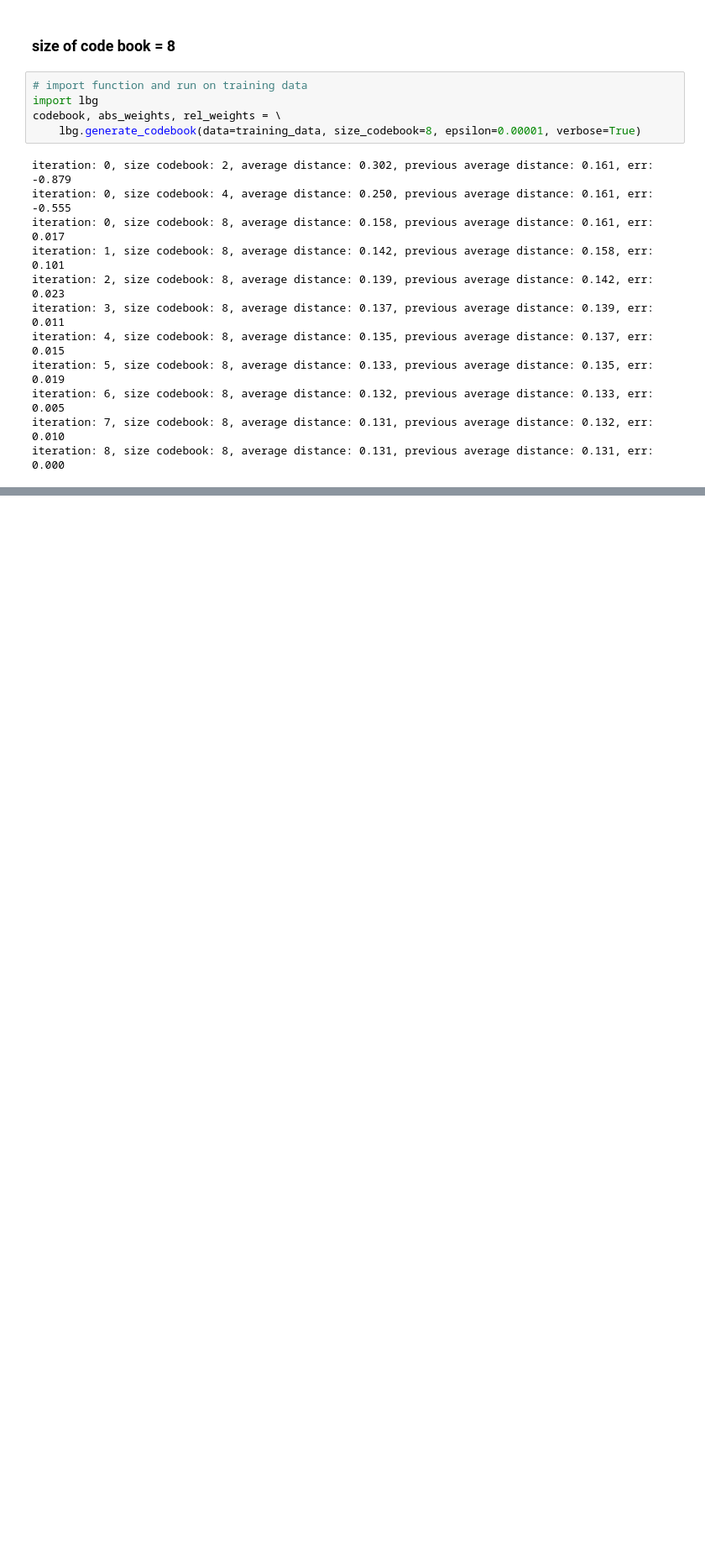
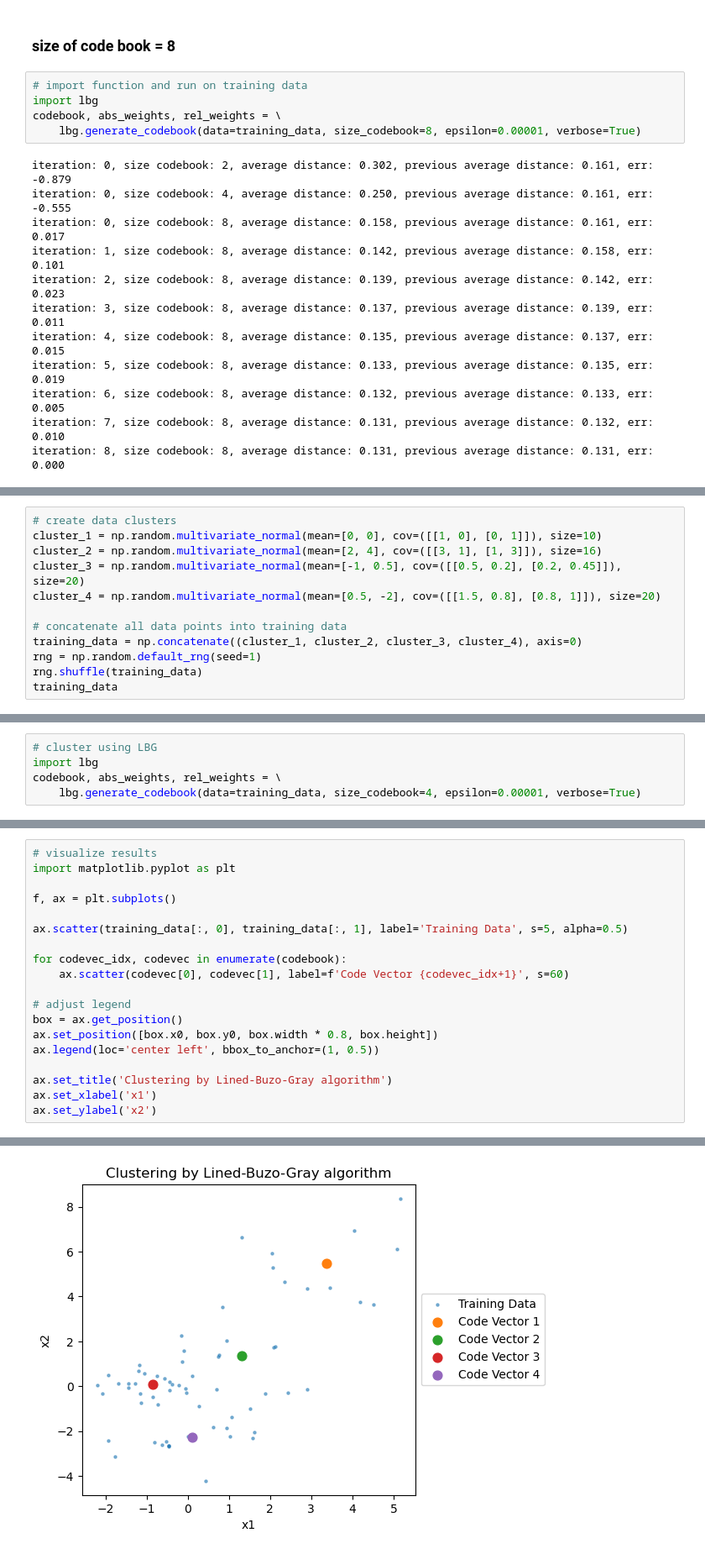
Before and after one commit to yaminww/LBG_algorithm_from_scratch, a Jupyter notebook: lbg_example.ipynb, the cells around one changed output, grey strips where cells are left out. Shown at 84% size. Drawn from its saved outputs; the diff is of its cells as text; blank space fills up the shorter version.

Commit message:
adjust line

```diff
--- a/lbg_example.ipynb
+++ b/lbg_example.ipynb
@@ -83,0 +87,12 @@ Text(0, 0.5, 'x2')
+# %%
+# create data clusters
+cluster_1 = np.random.multivariate_normal(mean=[0, 0], cov=([[1, 0], [0, 1]]), size=10)
+cluster_2 = np.random.multivariate_normal(mean=[2, 4], cov=([[3, 1], [1, 3]]), size=16)
+cluster_3 = np.random.multivariate_normal(mean=[-1, 0.5], cov=([[0.5, 0.2], [0.2, 0.45]]), size=20)
+cluster_4 = np.random.multivariate_normal(mean=[0.5, -2], cov=([[1.5, 0.8], [0.8, 1]]), size=20)
+
+# concatenate all data points into training data
+training_data = np.concatenate((cluster_1, cluster_2, cluster_3, cluster_4), axis=0)
+rng = np.random.default_rng(seed=1)
+rng.shuffle(training_data)
+training_data
@@ -83,0 +119,5 @@ Text(0, 0.5, 'x2')
+# %%
+# cluster using LBG
+import lbg
+codebook, abs_weights, rel_weights = \
+    lbg.generate_codebook(data=training_data, size_codebook=4, epsilon=0.00001, verbose=True)
@@ -83,0 +136,20 @@ Text(0, 0.5, 'x2')
+# %%
+# visualize results
+import matplotlib.pyplot as plt
+
+f, ax = plt.subplots()
+
+ax.scatter(training_data[:, 0], training_data[:, 1], label='Training Data', s=5, alpha=0.5)
+
+for codevec_idx, codevec in enumerate(codebook):
+    ax.scatter(codevec[0], codevec[1], label=f'Code Vector {codevec_idx+1}', s=60)
+
+# adjust legend
+box = ax.get_position()
+ax.set_position([box.x0, box.y0, box.width * 0.8, box.height])
+ax.legend(loc='center left', bbox_to_anchor=(1, 0.5))
+
+ax.set_title('Clustering by Lined-Buzo-Gray algorithm')
+ax.set_xlabel('x1')
+ax.set_ylabel('x2')
+# %% [output]
@@ -83,0 +157 @@ Text(0, 0.5, 'x2')
+[figure, added]
```
Also changed, not shown: parts of 7 cells of this notebook, 1 other file.
